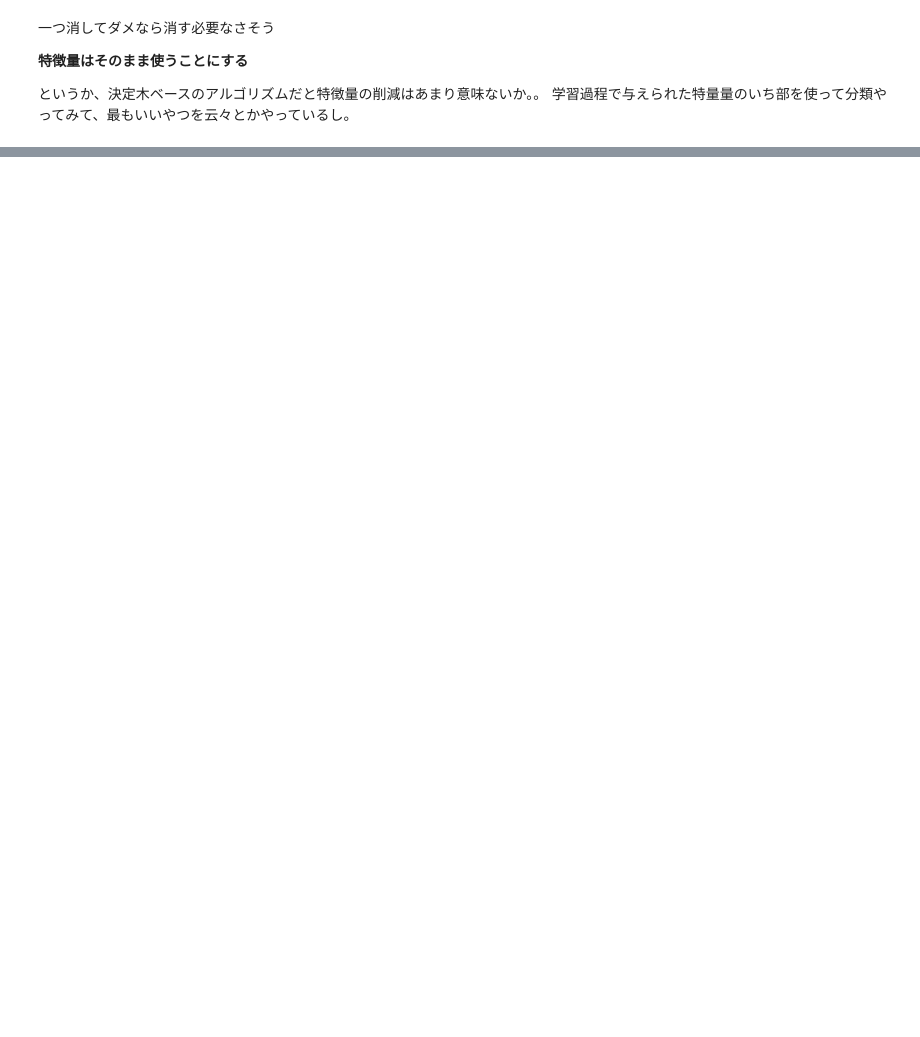
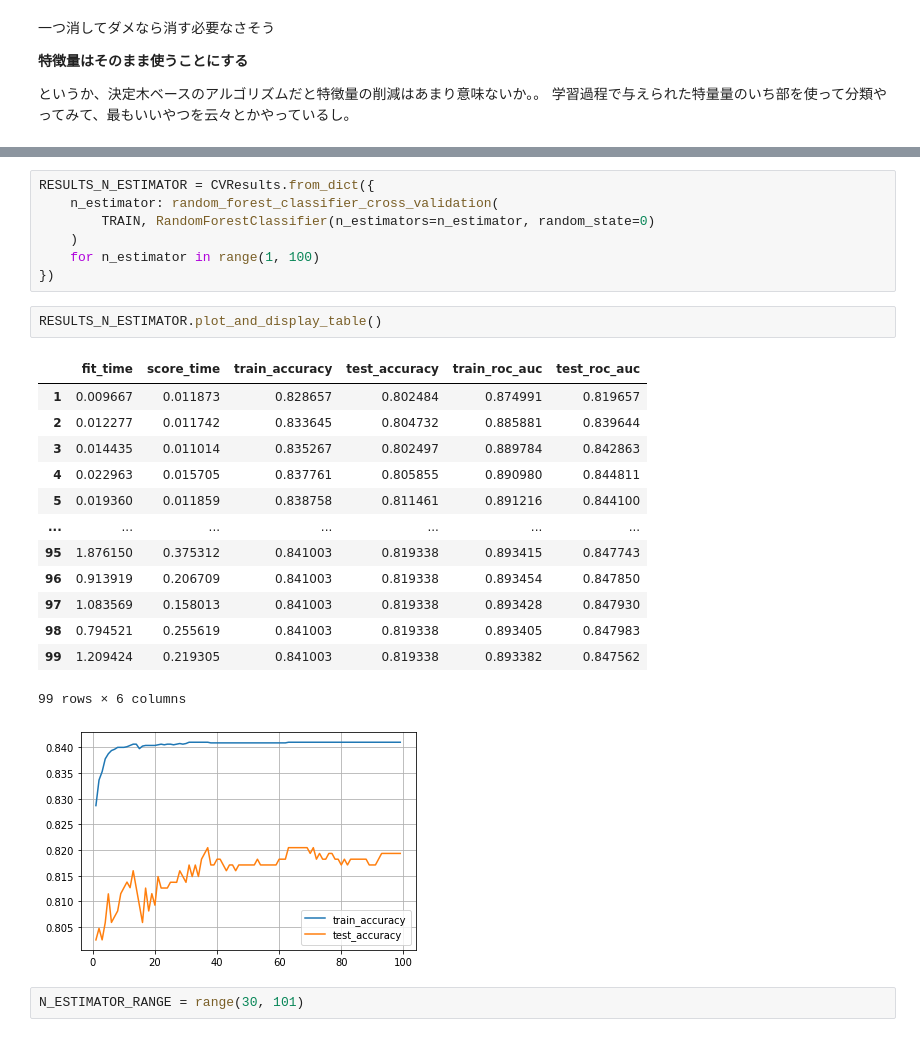
Before and after one commit to curiburn/learning_playground, a Jupyter notebook: titanic/train.ipynb, the cells around one changed output, grey strips where cells are left out. Saved outputs shown, nothing was run; the diff lists cells and outputs as text; blank space fills up the shorter version.

```diff
--- a/titanic/train.ipynb
+++ b/titanic/train.ipynb
@@ -232,0 +315,26 @@ display(pd.DataFrame(
+# %%
+RESULTS_N_ESTIMATOR = CVResults.from_dict({
+    n_estimator: random_forest_classifier_cross_validation(
+        TRAIN, RandomForestClassifier(n_estimators=n_estimator, random_state=0)
+    )
+    for n_estimator in range(1, 100)
+})
+# %%
+RESULTS_N_ESTIMATOR.plot_and_display_table()
+# %% [output]
+|  | fit_time | score_time | train_accuracy | test_accuracy | train_roc_auc | test_roc_auc |
+| 1 | 0.009667 | 0.011873 | 0.828657 | 0.802484 | 0.874991 | 0.819657 |
+| 2 | 0.012277 | 0.011742 | 0.833645 | 0.804732 | 0.885881 | 0.839644 |
+| 3 | 0.014435 | 0.011014 | 0.835267 | 0.802497 | 0.889784 | 0.842863 |
+| 4 | 0.022963 | 0.015705 | 0.837761 | 0.805855 | 0.890980 | 0.844811 |
+| 5 | 0.019360 | 0.011859 | 0.838758 | 0.811461 | 0.891216 | 0.844100 |
+| ... | ... | ... | ... | ... | ... | ... |
+| 95 | 1.876150 | 0.375312 | 0.841003 | 0.819338 | 0.893415 | 0.847743 |
+| 96 | 0.913919 | 0.206709 | 0.841003 | 0.819338 | 0.893454 | 0.847850 |
+| 97 | 1.083569 | 0.158013 | 0.841003 | 0.819338 | 0.893428 | 0.847930 |
+| 98 | 0.794521 | 0.255619 | 0.841003 | 0.819338 | 0.893405 | 0.847983 |
+| 99 | 1.209424 | 0.219305 | 0.841003 | 0.819338 | 0.893382 | 0.847562 |
+99 rows × 6 columns
+[figure, added]
+# %%
+N_ESTIMATOR_RANGE = range(30, 101)
```
Also changed, not shown: parts of 26 cells of this notebook.
